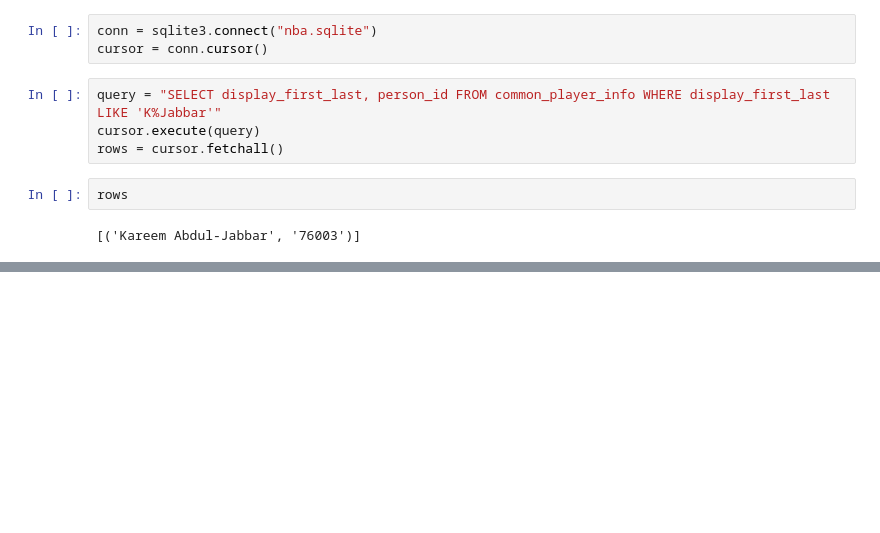
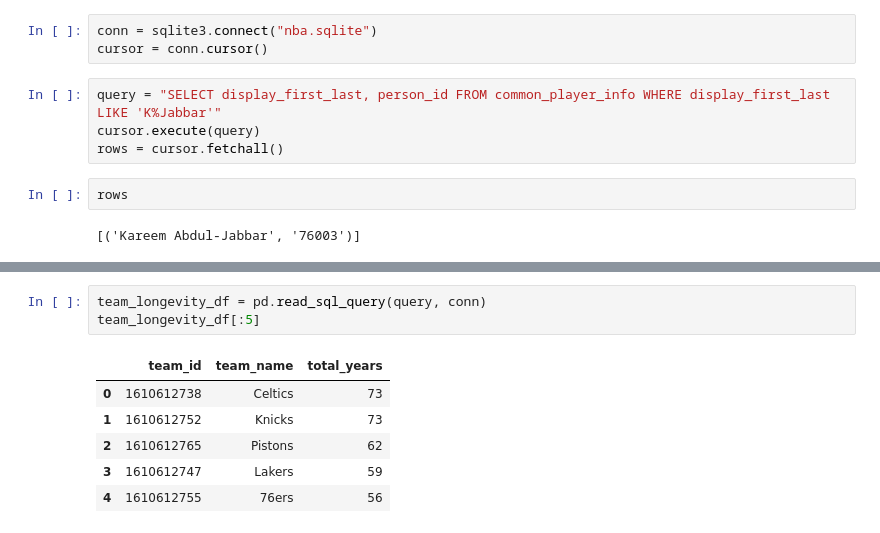
Before and after one commit to kalind789/NBA_Projects, a Jupyter notebook: NBA_Game_Summarizer/data_explore.ipynb, the cells around one changed output, grey strips where cells are left out. Drawn from its saved outputs; the diff is of its cells as text; blank space fills up the shorter version.

```diff
--- a/NBA_Game_Summarizer/data_explore.ipynb
+++ b/NBA_Game_Summarizer/data_explore.ipynb
@@ -55,0 +82,10 @@ KeyError: 'overall_pick'
+# %%
+team_longevity_df = pd.read_sql_query(query, conn)
+team_longevity_df[:5]
+# %% [output]
+|  | team_id | team_name | total_years |
+| 0 | 1610612738 | Celtics | 73 |
+| 1 | 1610612752 | Knicks | 73 |
+| 2 | 1610612765 | Pistons | 62 |
+| 3 | 1610612747 | Lakers | 59 |
+| 4 | 1610612755 | 76ers | 56 |
```
Also changed, not shown: parts of 13 cells of this notebook.
